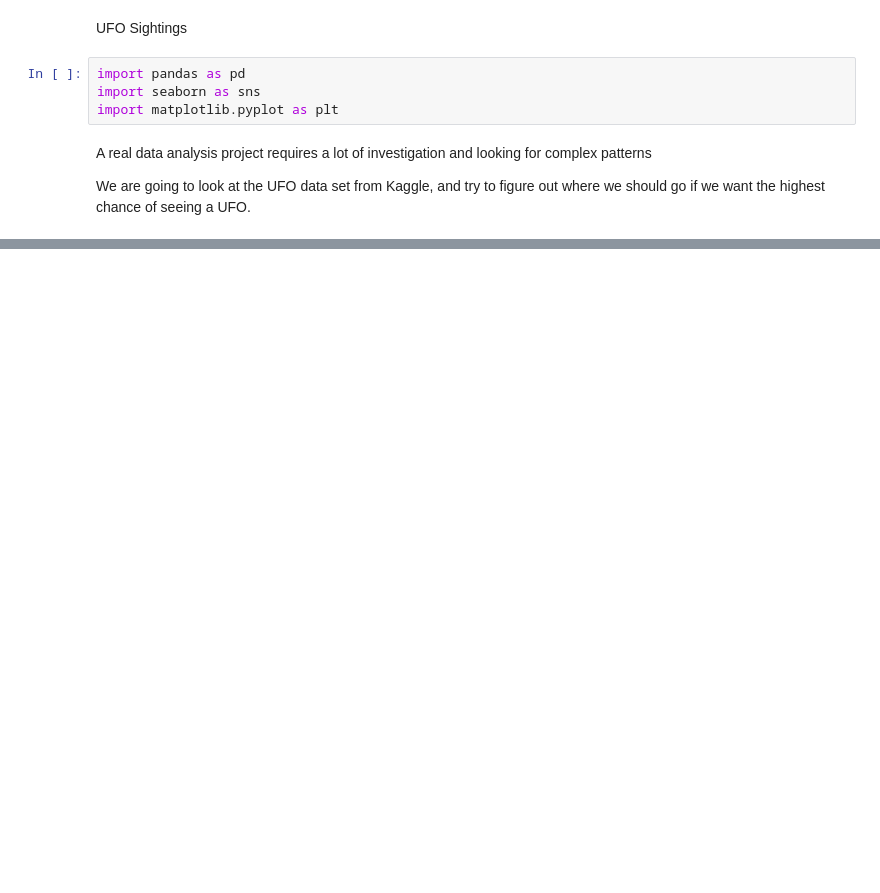
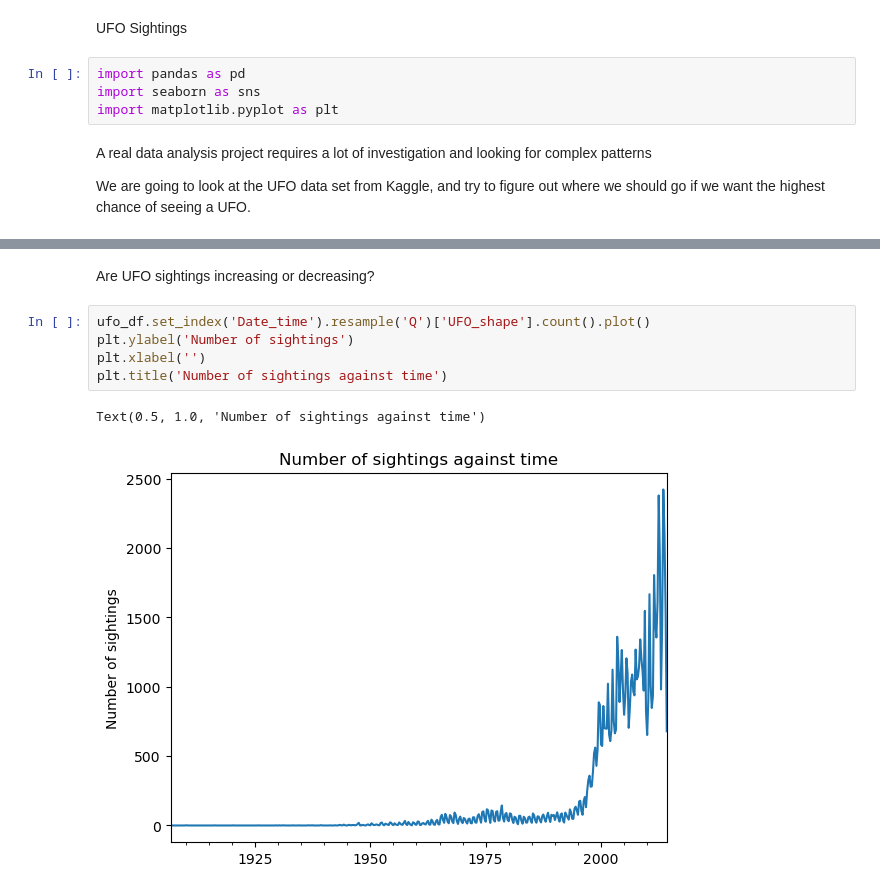
Before and after one commit to codelabspro/ontology, a Jupyter notebook: space_1.ipynb, the cells around one changed output, grey strips where cells are left out. Saved outputs shown, nothing was run; the diff lists cells and outputs as text; blank space fills up the shorter version.

```diff
--- a/space_1.ipynb
+++ b/space_1.ipynb
@@ -21,0 +27,10 @@ KeyError: 'date_posted'
+# %% [markdown]
+Are UFO sightings increasing or decreasing?
+# %%
+ufo_df.set_index('Date_time').resample('Q')['UFO_shape'].count().plot()
+plt.ylabel('Number of sightings')
+plt.xlabel('')
+plt.title('Number of sightings against time')
+# %% [output]
+Text(0.5, 1.0, 'Number of sightings against time')
+[figure, added]
```
Also changed, not shown: parts of 1 cell of this notebook, 2 other files.
